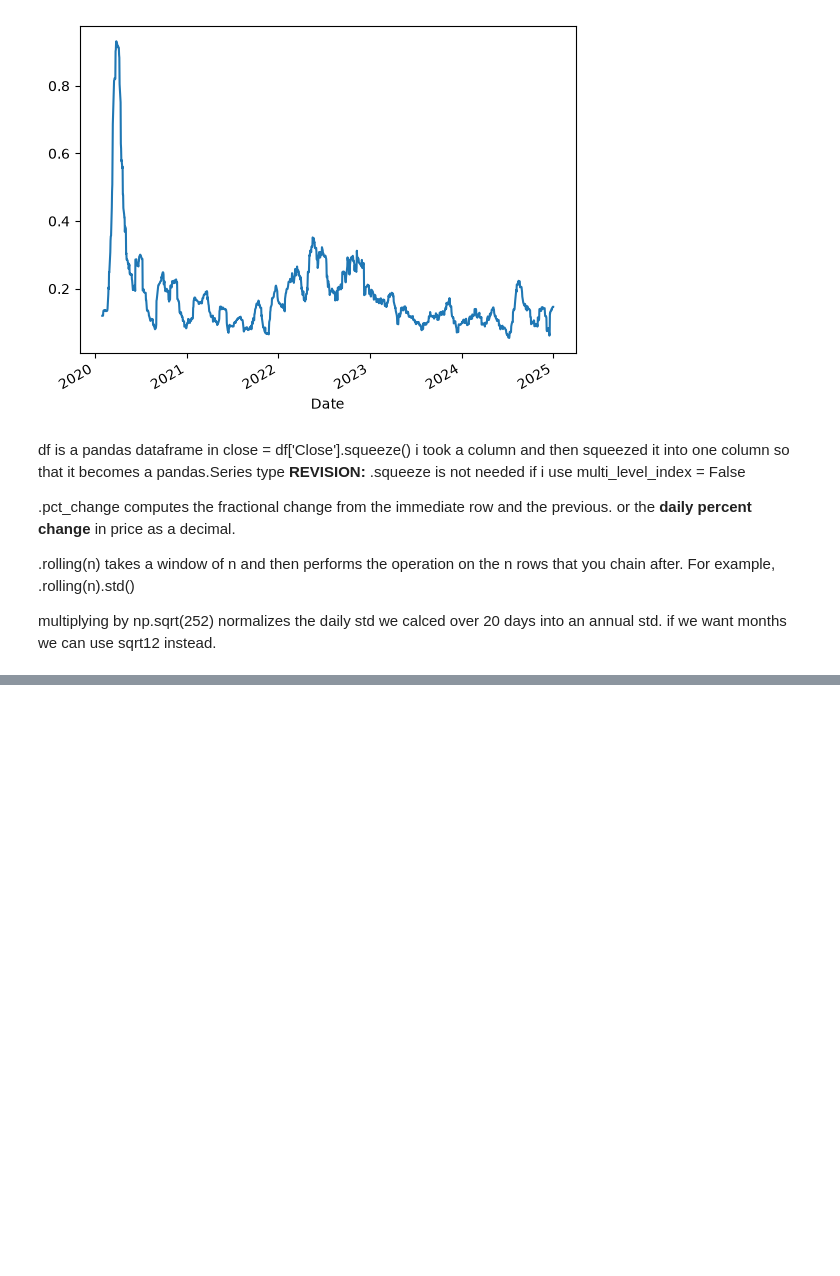
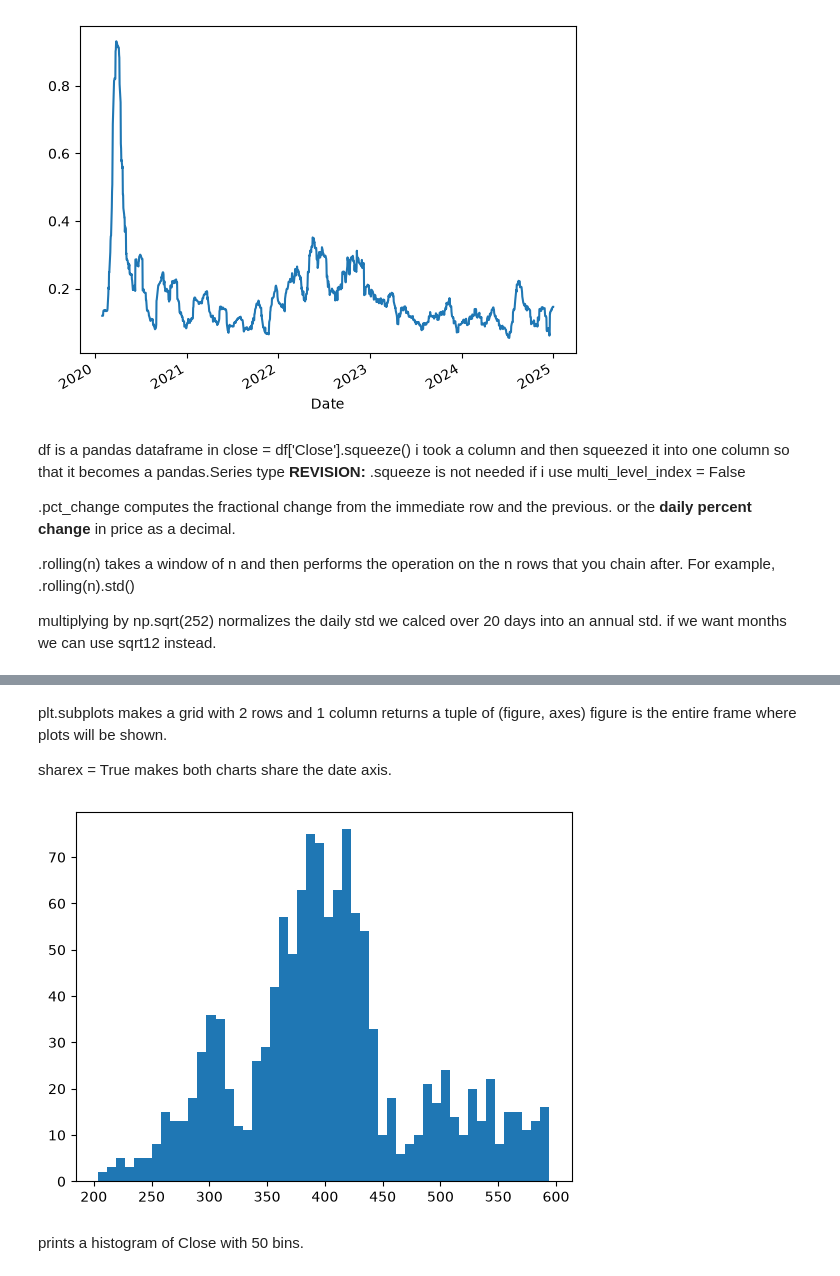
Before and after one commit to rmohanty521/StockReturnAnalyzer, a Jupyter notebook: 01_return_analyzer.ipynb, the cells around one changed output, grey strips where cells are left out. Saved outputs shown, nothing was run; the diff lists cells and outputs as text; code cells hidden in the pictures; blank space fills up the shorter version.

```diff
--- a/01_return_analyzer.ipynb
+++ b/01_return_analyzer.ipynb
@@ -60,0 +60,15 @@ multiplying by np.sqrt(252) normalizes the daily std we calced over 20 days into
+# %% [markdown]
+plt.subplots makes a grid with 2 rows and 1 column
+returns a tuple of (figure, axes)
+figure is the entire frame where plots will be shown.
+
+
+
+sharex = True makes both charts share the date axis.
+# %%
+plt.hist(df["Close"], bins = 50)
+plt.show()
+# %% [output]
+[figure, added]
+# %% [markdown]
+prints a histogram of Close with 50 bins.
```
Also changed, not shown: parts of 5 cells of this notebook.
